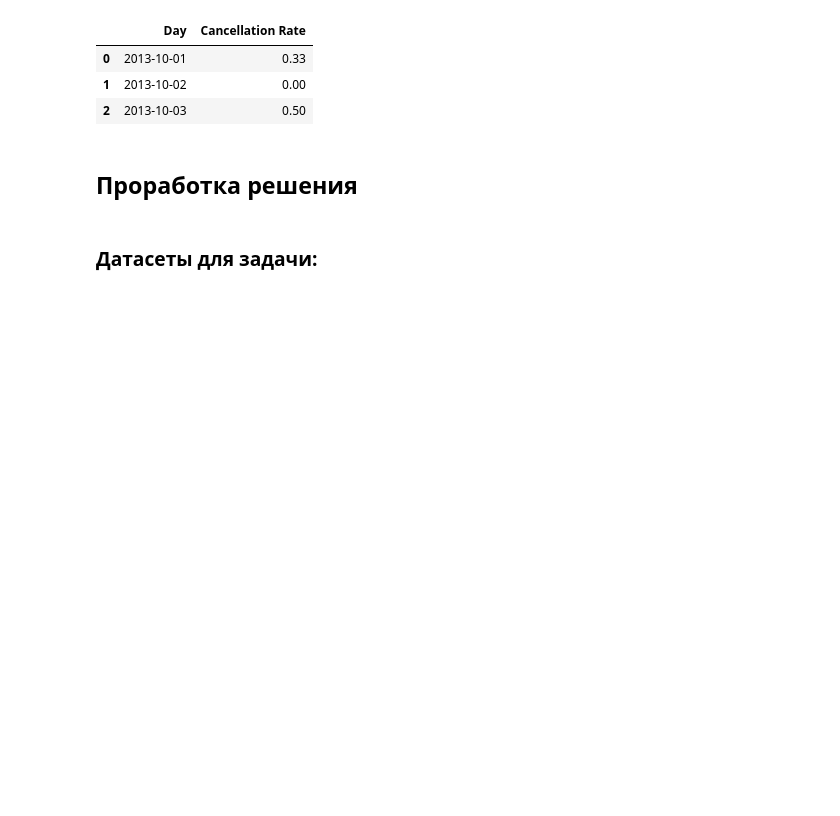
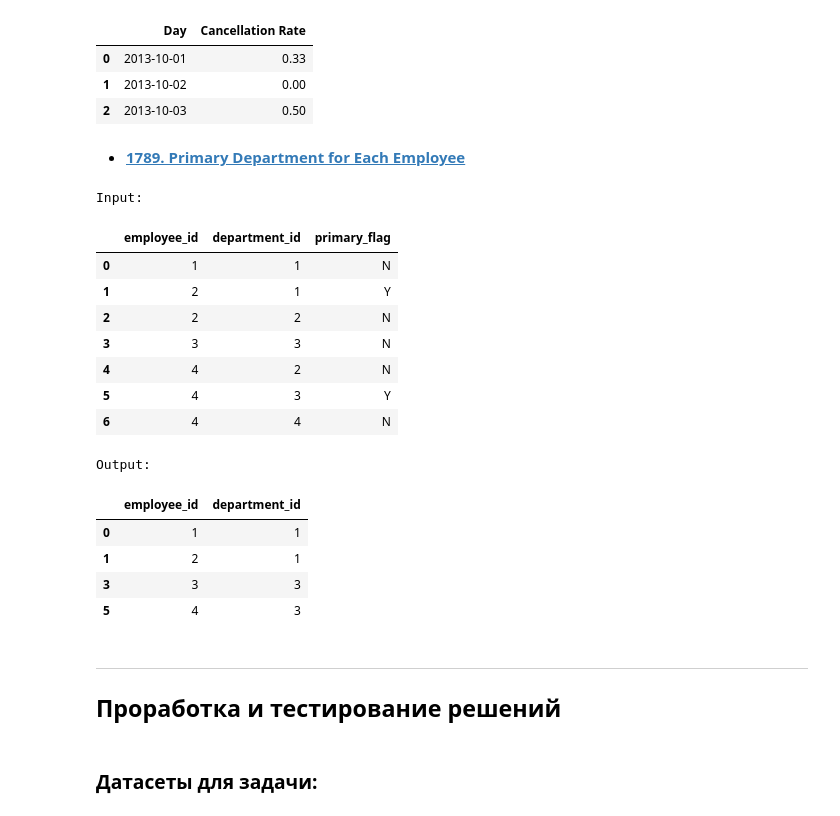
Before and after one commit to yazon315/LeetCode, a Jupyter notebook: 30_days_of_pandas.ipynb, the cells around one changed output. Drawn from its saved outputs; the diff is of its cells as text; code cells hidden in the pictures; blank space fills up the shorter version.

Commit message:
Добавлены решения задач

```diff
--- a/30_days_of_pandas.ipynb
+++ b/30_days_of_pandas.ipynb
@@ -2234,8 +2235,53 @@ Output:
 | 0 | 2013-10-01 | 0.33 |
 | 1 | 2013-10-02 | 0.00 |
 | 2 | 2013-10-03 | 0.50 |
+# %% [markdown]
+- [**1789. Primary Department for Each Employee**](https://leetcode.com/problems/primary-department-for-each-employee/)
+# %%
+# задача 1789. Primary Department for Each Employee
+
+print('Input:')
+data = [['1', '1', 'N'], ['2', '1', 'Y'], ['2', '2', 'N'], ['3', '3', 'N'], ['4', '2', 'N'], ['4', '3', 'Y'], ['4', '4', 'N']]
+employee = pd.DataFrame(data, columns=['employee_id', 'department_id', 'primary_flag']).astype({'employee_id':'Int64', 'department_id':'Int64', 'primary_flag':'object'})
+display(employee)
+
+# вариант 1
+def find_primary_department(employee: pd.DataFrame) -> pd.DataFrame:
+  ls1 = employee.groupby('employee_id', as_index=False).count().query('department_id == 1').employee_id.to_list()
+  ls2 = employee.groupby('employee_id', as_index=False).count().query('department_id > 1').employee_id.to_list()
+  return pd.concat([
+                    employee[employee['employee_id'].isin(ls1)],
+                    employee[(employee['employee_id'].isin(ls2)) & (employee['primary_flag'] == 'Y')]
+                    ])[['employee_id', 'department_id']]
+
+# вариант 2
+def find_primary_department(employee: pd.DataFrame) -> pd.DataFrame:
+  return employee.join(employee.groupby('employee_id').department_id.transform('count'), rsuffix='_count') \
+                  .query('((department_id_count > 1) & (primary_flag == "Y")) \
+                  | (department_id_count == 1)')[['employee_id', 'department_id']]
+
+print('Output:')
+find_primary_department(employee)
+# %% [output]
+Input:
+|  | employee_id | department_id | primary_flag |
+| 0 | 1 | 1 | N |
+| 1 | 2 | 1 | Y |
+| 2 | 2 | 2 | N |
+| 3 | 3 | 3 | N |
+| 4 | 4 | 2 | N |
+| 5 | 4 | 3 | Y |
+| 6 | 4 | 4 | N |
+Output:
+|  | employee_id | department_id |
+| 0 | 1 | 1 |
+| 1 | 2 | 1 |
+| 3 | 3 | 3 |
+| 5 | 4 | 3 |
 # %% [markdown]
-## Проработка решения
+***
+
+## Проработка и тестирование решений
 # %% [markdown]
 ### Датасеты для задачи:
 # %%
```
Also changed, not shown: parts of 4 cells of this notebook, 2 other files.
